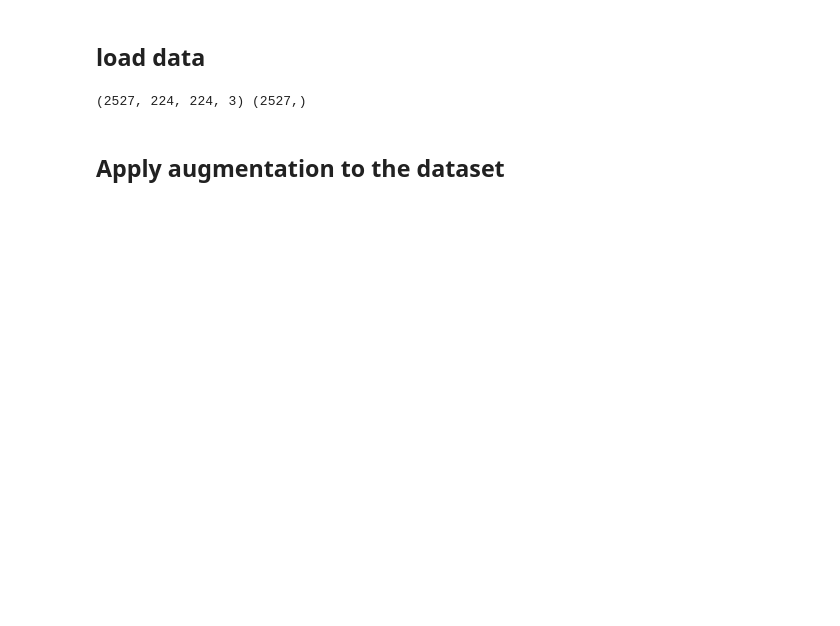
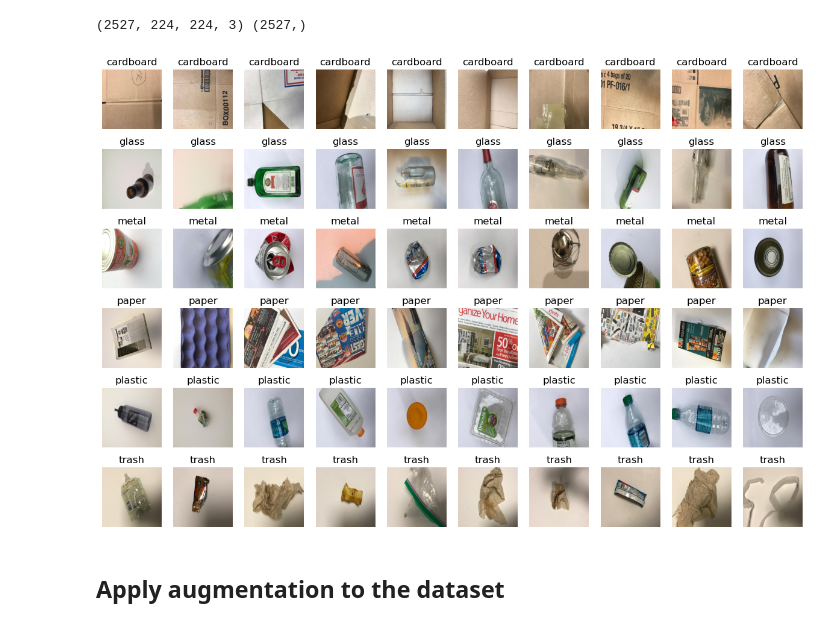
Before and after one commit to DavorStefanovski/GarbageClassification, a Jupyter notebook: GarbageClassification.ipynb, the cells around one changed output. Drawn from its saved outputs; the diff is of its cells as text; code cells hidden in the pictures; blank space fills up the shorter version.

```diff
--- a/GarbageClassification.ipynb
+++ b/GarbageClassification.ipynb
@@ -46,14 +76,31 @@ def load_data(path,size):
     images = np.array(images)
     labels = np.array(labels)
     return images, labels
-# %% [markdown]
-## load data
 # %%
 imgs_data,labels_data = load_data(dir,(224,224))
 # %%
 print(imgs_data.shape,labels_data.shape)
 # %% [output]
 (2527, 224, 224, 3) (2527,)
+# %%
+def show_images_from_loaded_data(images, labels, classes, num_images=10):
+    plt.figure(figsize=(15, 10))
+
+    idx = 0
+    for class_name in classes:
+        class_indices = np.where(labels == classes.index(class_name))[0]
+        for i, class_idx in enumerate(class_indices[:num_images]):
+            plt.subplot(len(classes), num_images, idx + 1)
+            plt.imshow(cv2.cvtColor(images[class_idx], cv2.COLOR_BGR2RGB))
+            plt.axis('off')
+            plt.title(class_name)
+            idx += 1
+
+    plt.show()
+
+show_images_from_loaded_data(imgs_data, labels_data, classes, num_images=10)
+# %% [output]
+[figure, added]
 # %% [markdown]
 ## Apply augmentation to the dataset
 # %%
```
Also changed, not shown: parts of 14 cells of this notebook.
